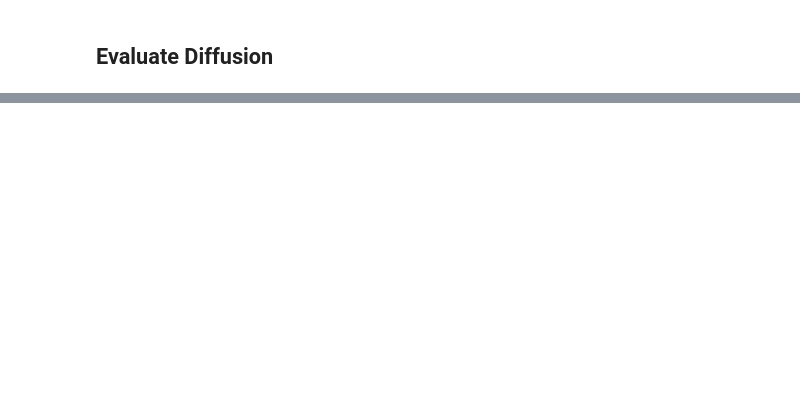
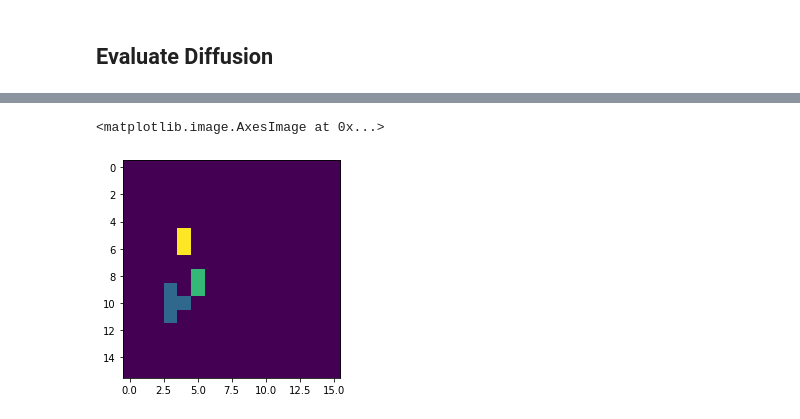
Before and after one commit to hogunkee/TSMCTS, a Jupyter notebook: tidying_line_diffuser/Evaluate.ipynb, the cells around one changed output, grey strips where cells are left out. Saved outputs shown, nothing was run; the diff lists cells and outputs as text; code cells hidden in the pictures; blank space fills up the shorter version.

```diff
--- a/tidying_line_diffuser/Evaluate.ipynb
+++ b/tidying_line_diffuser/Evaluate.ipynb
@@ -108,0 +162,5 @@ for batch in data_loader:
+# %%
+plt.imshow(masks.detach().cpu().numpy()[0])
+# %% [output]
+<matplotlib.image.AxesImage at 0x...>
+[figure, added]
```
Also changed, not shown: parts of 15 cells of this notebook, 1 other file.
